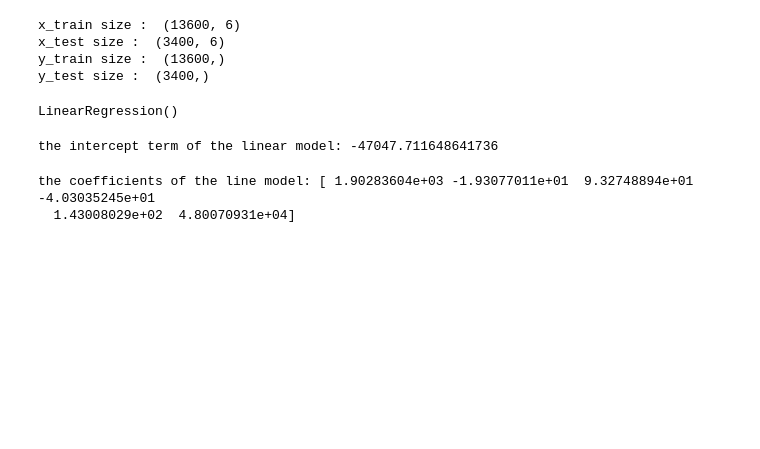
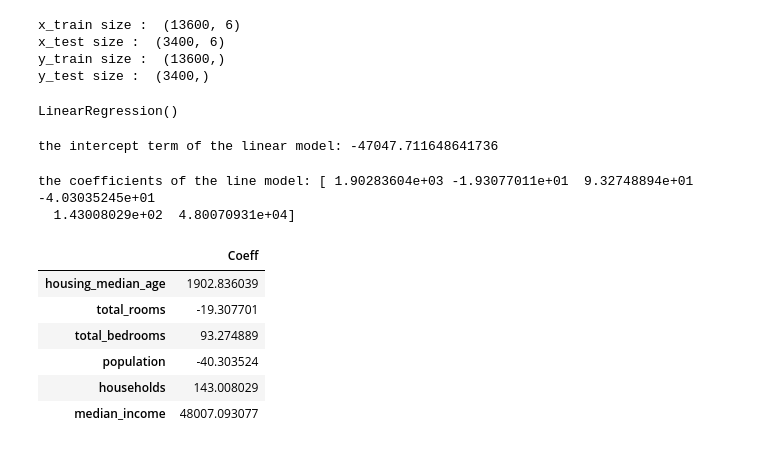
Before and after one commit to ramcharanw11/AIML-2025, a Jupyter notebook: Lab04.ipynb, the cells around one changed output. Saved outputs shown, nothing was run; the diff lists cells and outputs as text; code cells hidden in the pictures; blank space fills up the shorter version.

```diff
--- a/Lab04.ipynb
+++ b/Lab04.ipynb
@@ -178,3 +178,14 @@ print("the coefficients of the line model:",lm.coef_)
 # %% [output]
 the coefficients of the line model: [ 1.90283604e+03 -1.93077011e+01  9.32748894e+01 -4.03035245e+01
   1.43008029e+02  4.80070931e+04]
+# %%
+cdf = pd.DataFrame(lm.coef_,x.columns,columns=['Coeff'])
+cdf
+# %% [output]
+|  | Coeff |
+| housing_median_age | 1902.836039 |
+| total_rooms | -19.307701 |
+| total_bedrooms | 93.274889 |
+| population | -40.303524 |
+| households | 143.008029 |
+| median_income | 48007.093077 |
```
